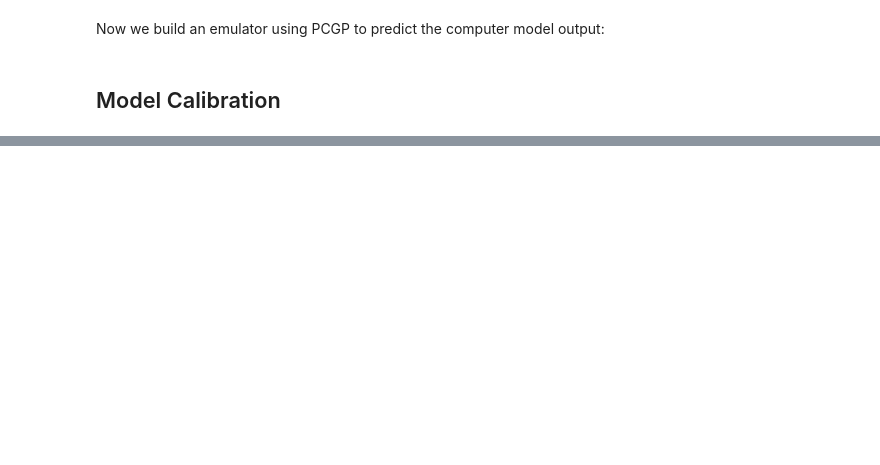
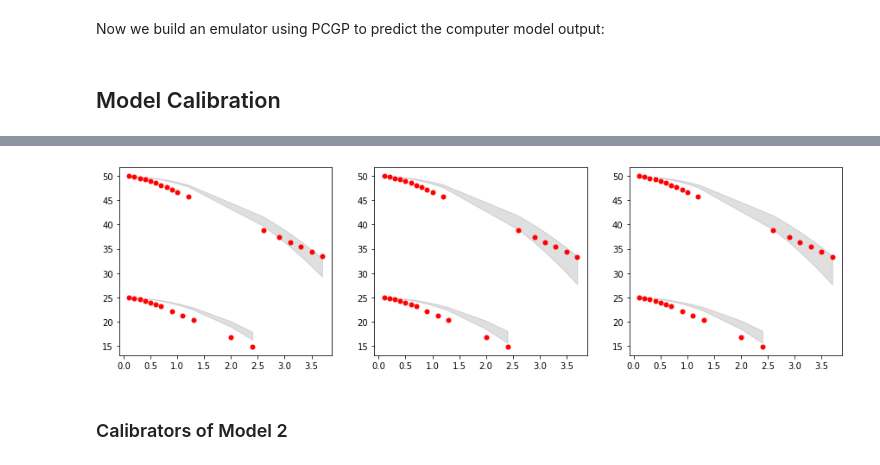
Before and after one commit to AlanSalgo1/BAND, a Jupyter notebook: BAND_Calibrator.ipynb, the cells around one changed output, grey strips where cells are left out. Drawn from its saved outputs; the diff is of its cells as text; code cells hidden in the pictures; blank space fills up the shorter version.

```diff
--- a/BAND_Calibrator.ipynb
+++ b/BAND_Calibrator.ipynb
@@ -192,0 +232,10 @@ ModuleNotFoundError: No module named 'surmise'
+# %%
+fig, axs = plt.subplots(1, 3, figsize=(15, 4))
+axs[0] = plot_preds(cal_grav_1, axs[0])
+axs[1] = plot_preds(cal_grav_2, axs[1])
+axs[2] = plot_preds(cal_grav_3, axs[2])
+plt.show()
+# %% [output]
+[figure, added]
+# %% [markdown]
+### Calibrators of Model 2
```
Also changed, not shown: parts of 18 cells of this notebook, 2 other files.
